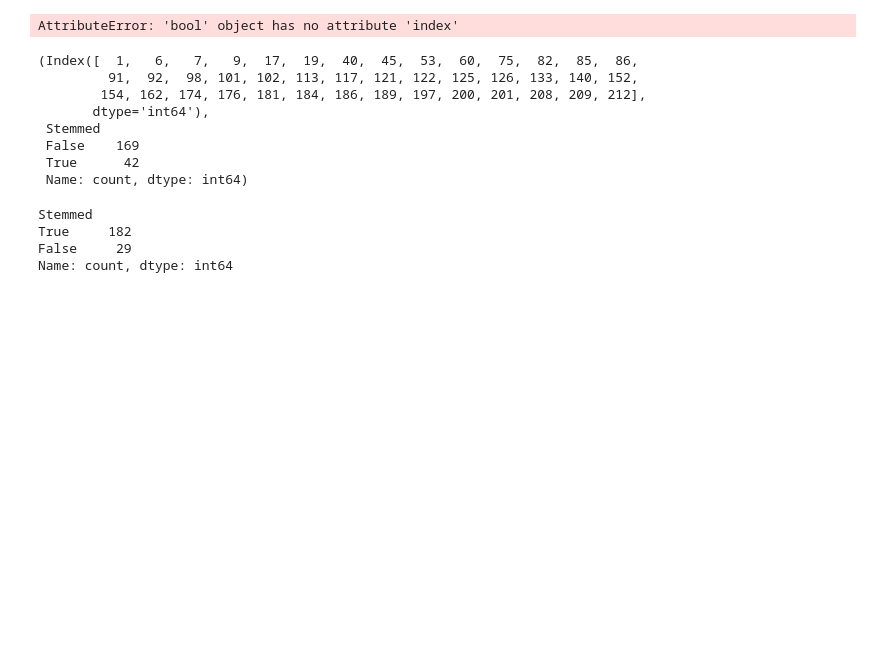
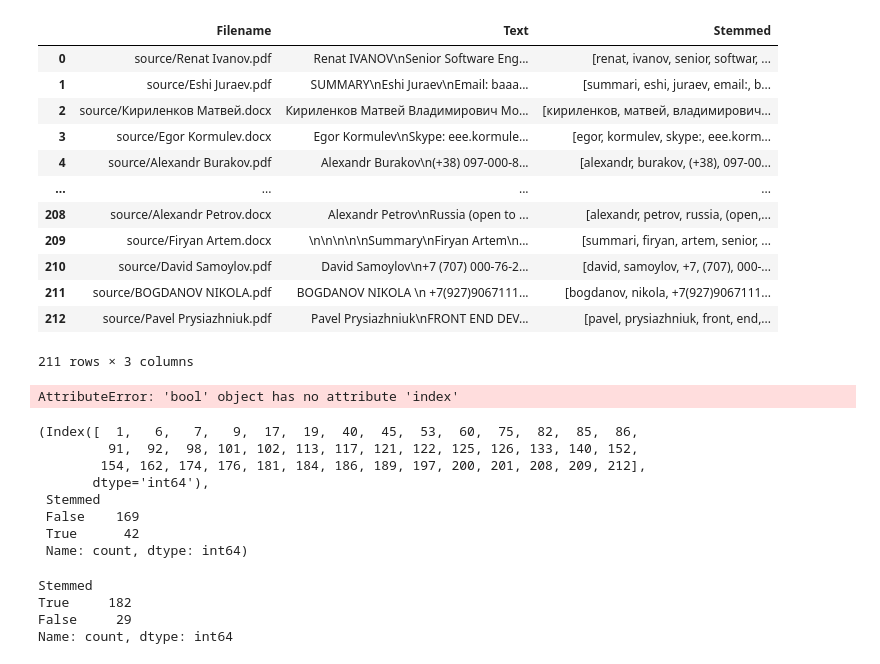
Before and after one commit to staffeev/resumes_to_json, a Jupyter notebook: notebooks/main.ipynb, the cells around one changed output. Cells and saved outputs as stored; diff of their text form; code cells hidden in the pictures; blank space fills up the shorter version.

```diff
--- a/notebooks/main.ipynb
+++ b/notebooks/main.ipynb
@@ -23,6 +23,22 @@ df = pd.read_csv("../csv/text.csv").drop(columns=["Unnamed: 0"])
 df = df[~df.isna().any(axis=1)]
 # %%
 df = preprocess(df)
+# %%
+df
+# %% [output]
+|  | Filename | Text | Stemmed |
+| 0 | source/Renat Ivanov.pdf | Renat IVANOV\nSenior Software Eng... | [renat, ivanov, senior, softwar, ... |
+| 1 | source/Eshi Juraev.pdf | SUMMARY\nEshi Juraev\nEmail: baaa... | [summari, eshi, juraev, email:, b... |
+| 2 | source/Кириленков Матвей.docx | Кириленков Матвей Владимирович Мо... | [кириленков, матвей, владимирович... |
+| 3 | source/Egor Kormulev.docx | Egor Kormulev\nSkype: eee.kormule... | [egor, kormulev, skype:, eee.korm... |
+| 4 | source/Alexandr Burakov.pdf | Alexandr Burakov\n(+38) 097-000-8... | [alexandr, burakov, (+38), 097-00... |
+| ... | ... | ... | ... |
+| 208 | source/Alexandr Petrov.docx | Alexandr Petrov\nRussia (open to ... | [alexandr, petrov, russia, (open,... |
+| 209 | source/Firyan Artem.docx | \n\n\n\n\nSummary\nFiryan Artem\n... | [summari, firyan, artem, senior, ... |
+| 210 | source/David Samoylov.pdf | David Samoylov\n+7 (707) 000-76-2... | [david, samoylov, +7, (707), 000-... |
+| 211 | source/BOGDANOV NIKOLA.pdf | BOGDANOV NIKOLA \n +7(927)9067111... | [bogdanov, nikola, +7(927)9067111... |
+| 212 | source/Pavel Prysiazhniuk.pdf | Pavel Prysiazhniuk\nFRONT END DEV... | [pavel, prysiazhniuk, front, end,... |
+211 rows × 3 columns
 # %%
 calc_count_of_word("education", df)
 # %% [output]
```
Also changed, not shown: parts of 4 cells of this notebook, 17 other files.
